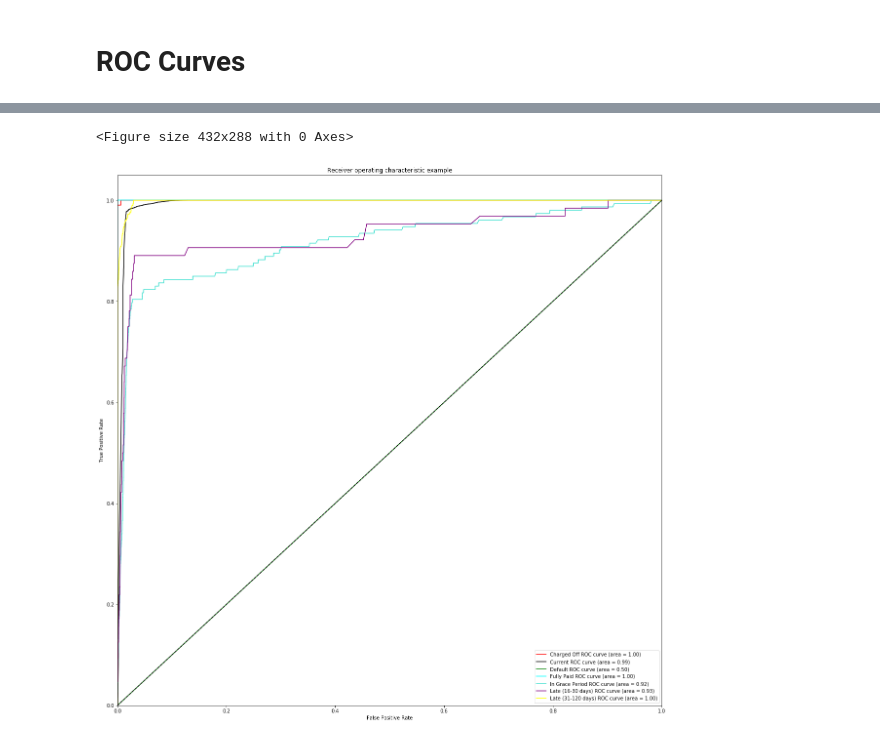
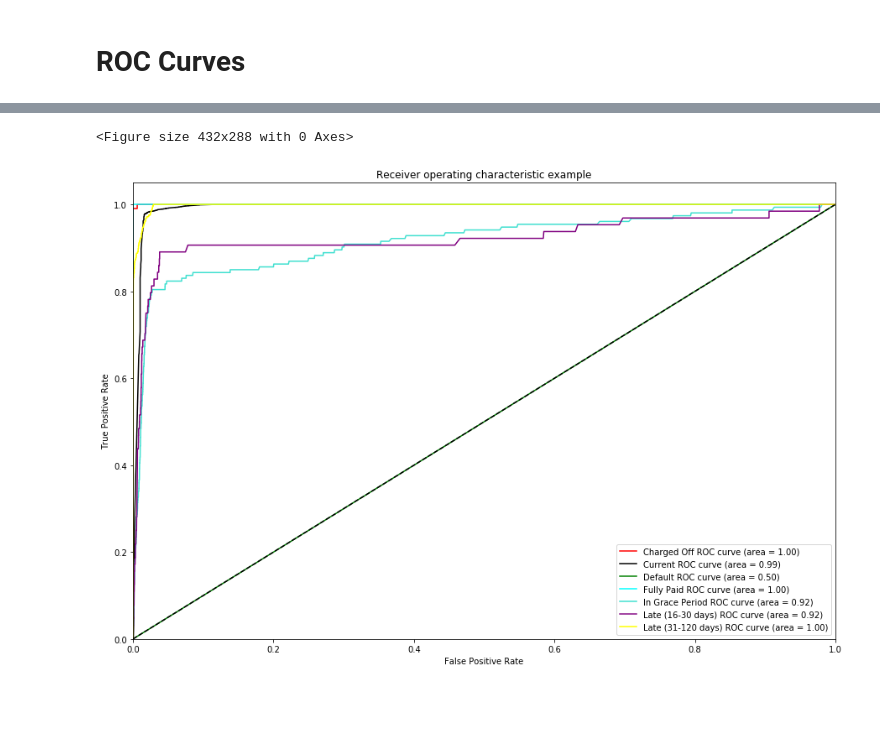
Before and after one commit to SifanGuo/StatisticalLearning, a Jupyter notebook: GroupProject/Plot confusion matrix and ROC.ipynb, the cells around one changed output, grey strips where cells are left out. Cells and saved outputs as stored; diff of their text form; code cells hidden in the pictures; blank space fills up the shorter version.

```diff
--- a/GroupProject/Plot confusion matrix and ROC.ipynb
+++ b/GroupProject/Plot confusion matrix and ROC.ipynb
@@ -33,15 +32,0 @@ https://xgboost.readthedocs.io/en/latest/R-package/discoverYourData.html
-# %%
-from sklearn.ensemble import GradientBoostingClassifier
-from sklearn.model_selection import train_test_split
-from sklearn.metrics import accuracy_score
-
-
-
-X_train, X_test, y_train, y_test = train_test_split(X, y, test_size=0.2, random_state=666)
-
-
-
-gbm0 = GradientBoostingClassifier(random_state=666)
-gbm0.fit(X_train, y_train)
-y_pred = gbm0.predict(X_test)
-y_predprob = gbm0.predict_proba(X)[:,1]
@@ -264,20 +74,20 @@ for i in range(7):
 # %%
 labels = ['Charged Off','Current','Default','Fully Paid','In Grace Period','Late (16-30 days)','Late (31-120 days)']
 plt.figure()
 color=['red','black','green','cyan','turquoise','purple','yellow']
-fig, ax=plt.subplots(figsize = (20,20))
+fig, ax=plt.subplots(figsize = (15,10))
 for i in range(7):
     plt.plot(fpr[i], tpr[i], label= '{} ROC curve (area = %0.2f)'.format(labels[i]) % roc_auc[i],color=color[i])
 plt.plot([0, 1], [0, 1], 'k--')
 plt.xlim([0.0, 1])
 plt.ylim([0.0, 1.05])
 plt.xlabel('False Positive Rate')
 plt.ylabel('True Positive Rate')
 plt.title('Receiver operating characteristic example')
 plt.legend(loc="lower right")
 
 plt.show()
-fig.savefig('Gradient Boosting DT ROC.png')
+fig.savefig('XGBoost ROC.png')
 # %% [output]
 <Figure size 432x288 with 0 Axes>
-[figure, old version]
+[figure, new version]
```
Also changed, not shown: parts of 11 cells of this notebook, 2 other files.
